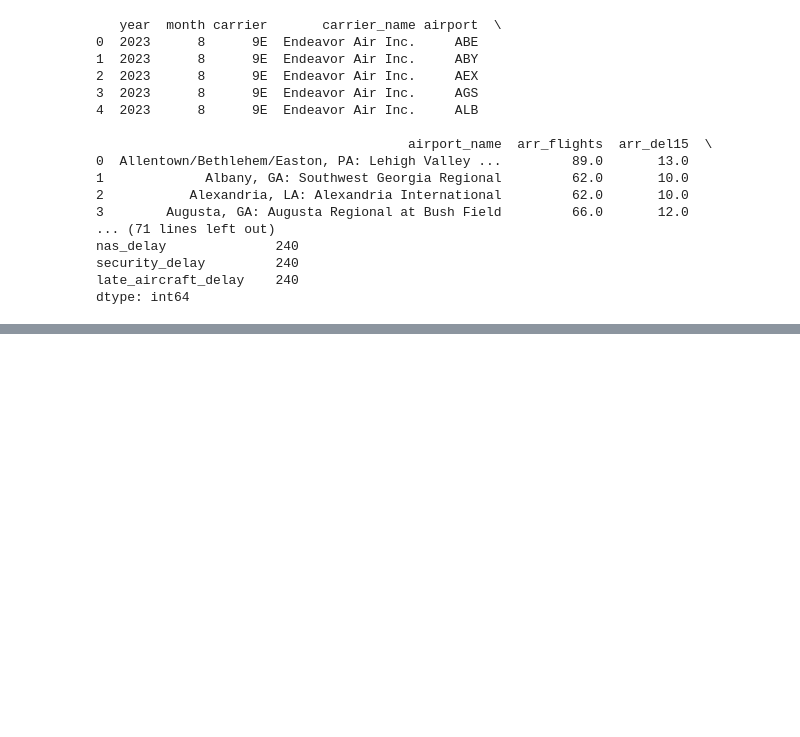
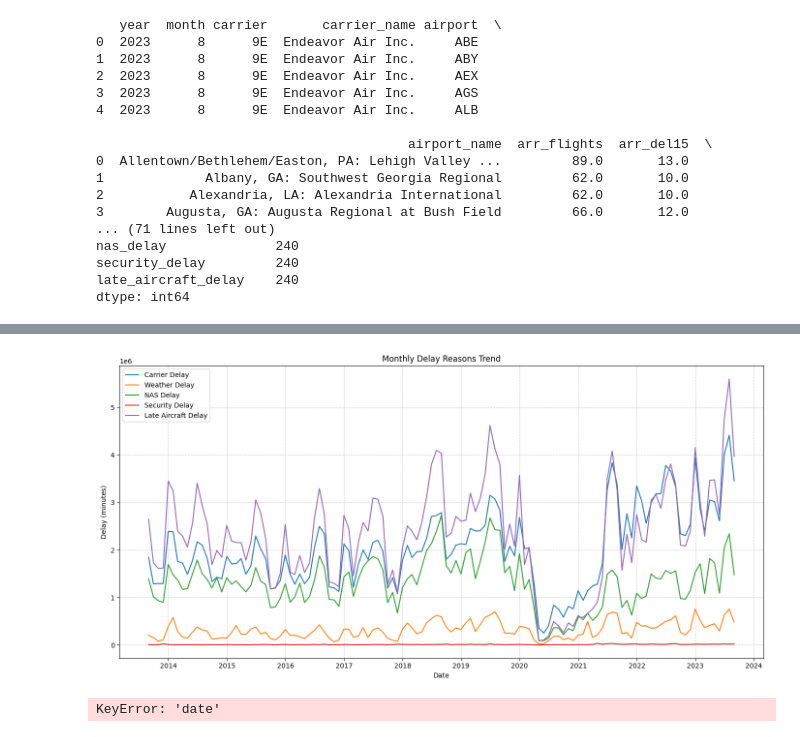
Before and after one commit to rayyan448/flight-delay-analysis, a Jupyter notebook: flight_analysis.ipynb, the cells around one changed output, grey strips where cells are left out. Saved outputs shown, nothing was run; the diff lists cells and outputs as text; code cells hidden in the pictures; blank space fills up the shorter version.

```diff
--- a/flight_analysis.ipynb
+++ b/flight_analysis.ipynb
@@ -77,0 +407,37 @@ Index(['year', 'month', 'carrier', 'carrier_name', 'airport', 'airport_name',
+# %%
+import matplotlib.pyplot as plt
+
+# Resample monthly sums
+monthly = df.resample('ME').sum(numeric_only=True)
+
+# Plot delay reasons
+plt.figure(figsize=(14,7))
+
+plt.plot(monthly.index, monthly['carrier_delay'], label='Carrier Delay')
+plt.plot(monthly.index, monthly['weather_delay'], label='Weather Delay')
+plt.plot(monthly.index, monthly['nas_delay'], label='NAS Delay')
+plt.plot(monthly.index, monthly['security_delay'], label='Security Delay')
+plt.plot(monthly.index, monthly['late_aircraft_delay'], label='Late Aircraft Delay')
+
+plt.title("Monthly Delay Reasons Trend")
+plt.xlabel("Date")
+plt.ylabel("Delay (minutes)")
+plt.legend()
+plt.grid(True, linestyle="--", alpha=0.6)
+plt.tight_layout()
+plt.show()
+# %% [output]
+[figure, added]
+# %%
+# Extract day of week (name and number)
+df["day_of_week"] = df["date"].dt.day_name()
+df["day_num"] = df["date"].dt.dayofweek  # 0=Monday, 6=Sunday
+
+# Extract month name
+df["month_name"] = df["date"].dt.month_name()
+
+# Extract hour (only if you have a 'departure_time' or similar column)
+# Example if you had dep_time as HH:MM
+# df["hour_of_departure"] = pd.to_datetime(df["dep_time"], format="%H:%M").dt.hour
+# %% [output]
+KeyError: 'date'
```
Also changed, not shown: parts of 42 cells of this notebook.
